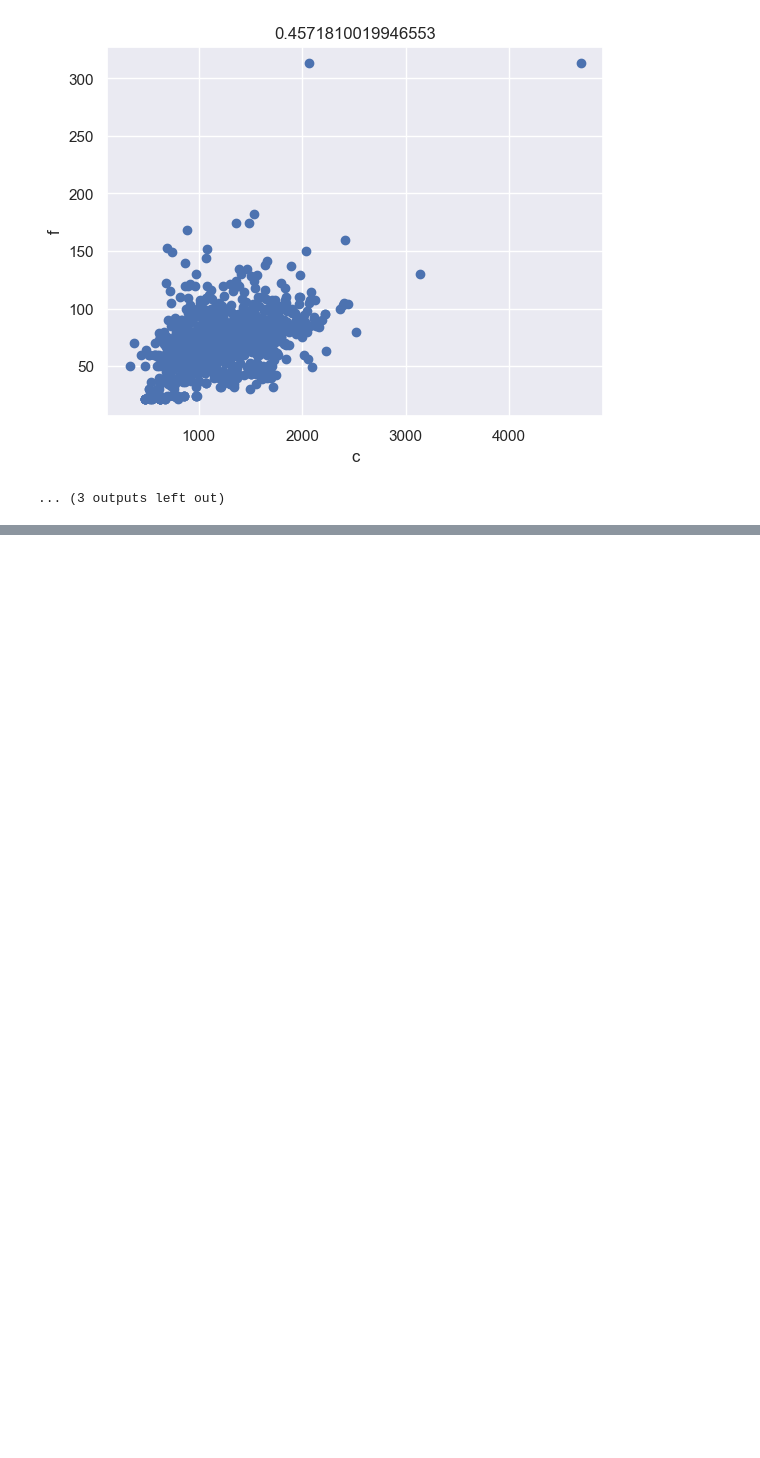
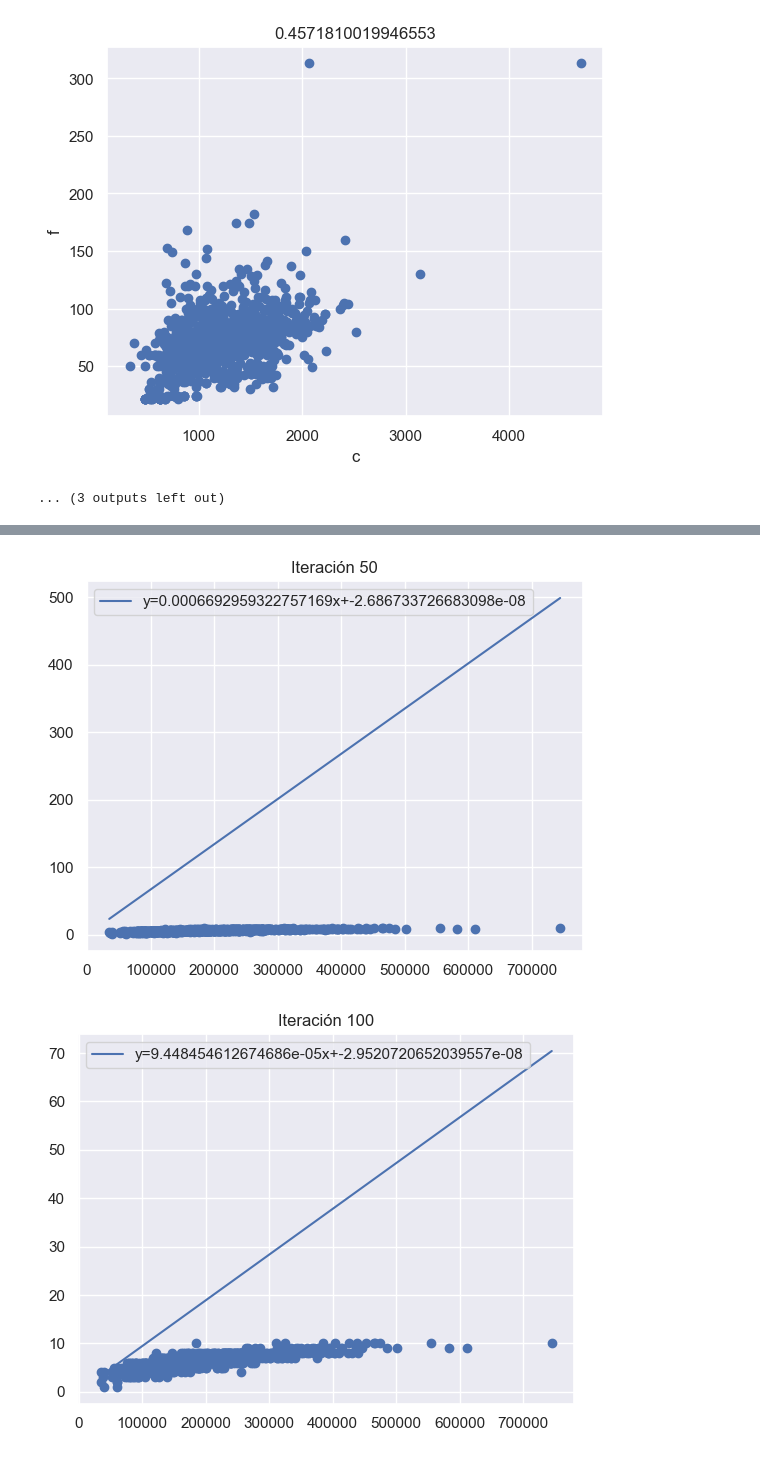
Before and after one commit to PoldanaGt/Proyecto, a Jupyter notebook: Proyecto1.ipynb, the cells around one changed output, grey strips where cells are left out. Saved outputs shown, nothing was run; the diff lists cells and outputs as text; code cells hidden in the pictures; blank space fills up the shorter version.

```diff
--- a/Proyecto1.ipynb
+++ b/Proyecto1.ipynb
@@ -279,0 +347,5 @@ array([-5.75379731e+05, -4.72007230e+02,  4.13110692e+09])
+# %%
+Modelo_lineal.Plot_Modelo(50)
+# %% [output]
+[figure, added]
+[figure, added]
```
Also changed, not shown: parts of 23 cells of this notebook.
